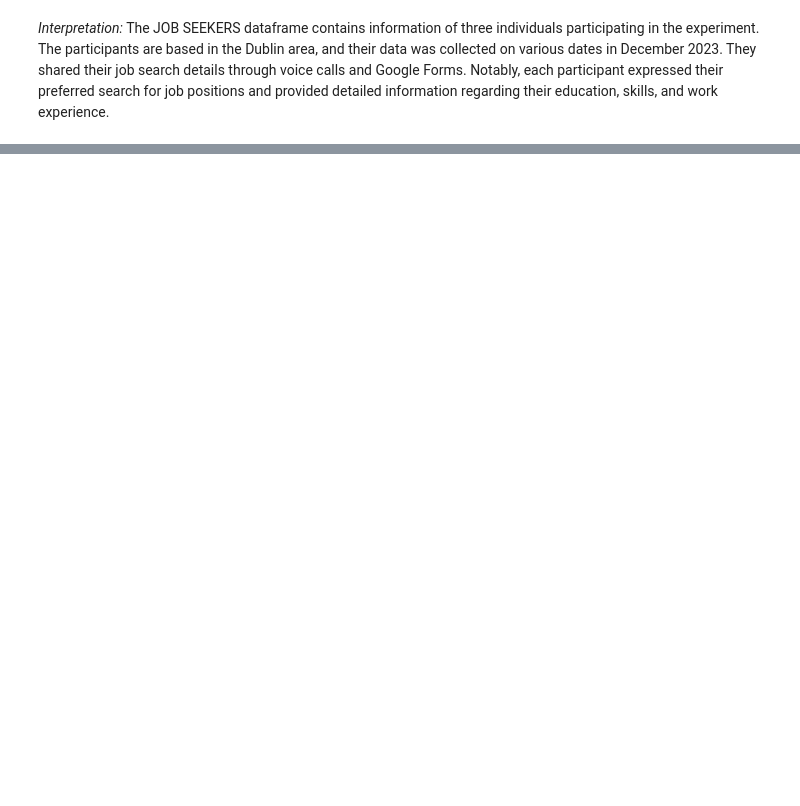
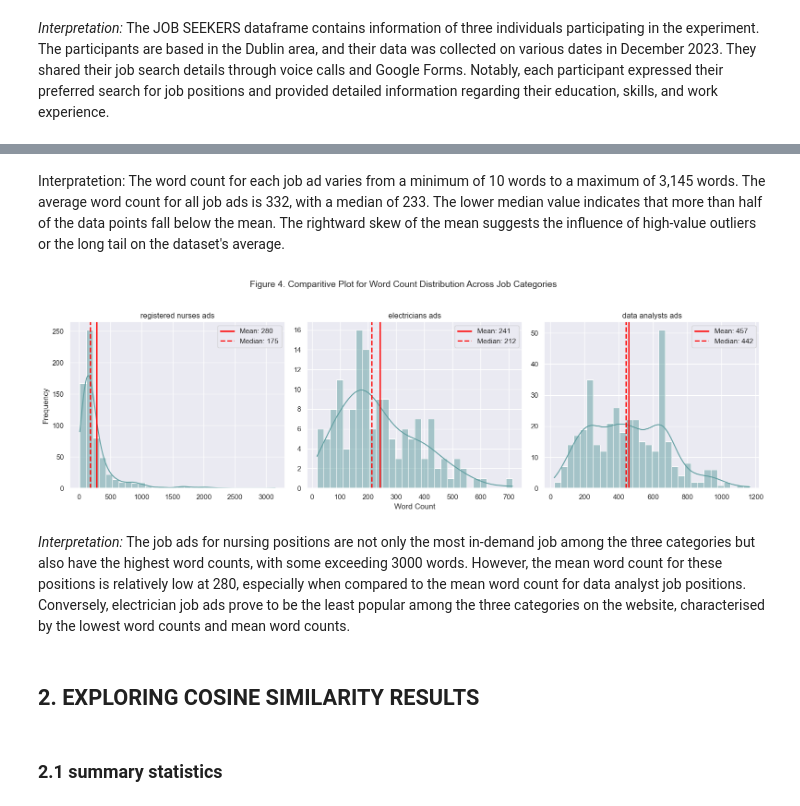
Before and after one commit to temulenbd/project-text-represetation-techniques, a Jupyter notebook: 5. human judgement.ipynb, the cells around one changed output, grey strips where cells are left out. Saved outputs shown, nothing was run; the diff lists cells and outputs as text; code cells hidden in the pictures; blank space fills up the shorter version.

```diff
--- a/5. human judgement.ipynb
+++ b/5. human judgement.ipynb
@@ -344,0 +163,44 @@ print(label_counts)
+# %% [markdown]
+Interpratetion: The word count for each job ad varies from a minimum of 10 words to a maximum of 3,145 words. The average word count for all job ads is 332, with a median of 233. The lower median value indicates that more than half of the data points fall below the mean. The rightward skew of the mean suggests the influence of high-value outliers or the long tail on the dataset's average.
+# %%
+# Plot word count for each scraped position.sns.set(style='darkgrid')
+positions = ['registered_nurse', 'electrician', 'data_analyst']
+colors = ['cadetblue', 'cadetblue', 'cadetblue']
+titles = ['registered nurses ads',
+          'electricians ads',
+          'data analysts ads']
+
+fig, axes = plt.subplots(1, 3, figsize=(16, 5))
+
+for i, (ax, position, color, title) in enumerate(zip(axes, positions, colors, titles)):
+    df_subset = df_jobads[df_jobads['label'] == position]
+    mean_word_count = df_subset['word_count'].mean()
+    median_word_count = df_subset['word_count'].median()
+
+    sns.histplot(df_subset['word_count'], bins=30, kde=True, color=color, edgecolor='white', ax=ax)
+    ax.axvline(mean_word_count, color='red', linestyle='-', linewidth=2, label=f'Mean: {mean_word_count:.0f}')
+    ax.axvline(median_word_count, color='red', linestyle='--', linewidth=2, label=f'Median: {median_word_count:.0f}')
+    ax.set_title(title)
+
+    if i == 1:
+        ax.set_xlabel('Word Count')
+    else:
+        ax.set_xlabel('')
+    if i == 0:
+        ax.set_ylabel('Frequency')
+    else:
+        ax.set_ylabel('')
+    ax.legend()
+
+plt.suptitle('Figure 4. Comparitive Plot for Word Count Distribution Across Job Categories', fontsize=14, y=1.03)
+plt.tight_layout()
+plt.show()
+# %% [output]
+[figure, added]
+# %% [markdown]
+*Interpretation:*
+The job ads for nursing positions are not only the most in-demand job among the three categories but also have the highest word counts, with some exceeding 3000 words. However, the mean word count for these positions is relatively low at 280, especially when compared to the mean word count for data analyst job positions. Conversely, electrician job ads prove to be the least popular among the three categories on the website, characterised by the lowest word counts and mean word counts.
+# %% [markdown]
+## 2. EXPLORING COSINE SIMILARITY RESULTS
+# %% [markdown]
+### 2.1 summary statistics
```
Also changed, not shown: parts of 150 cells of this notebook, 1 other file.
